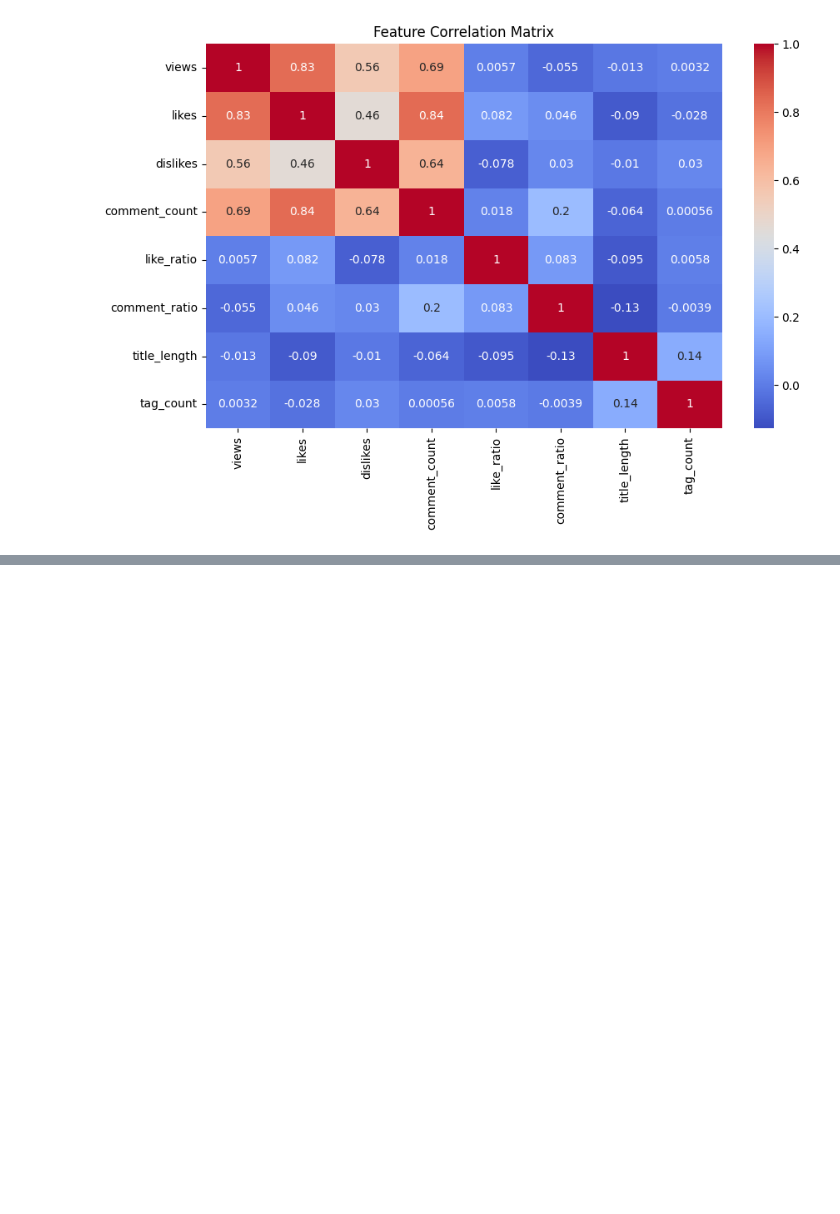
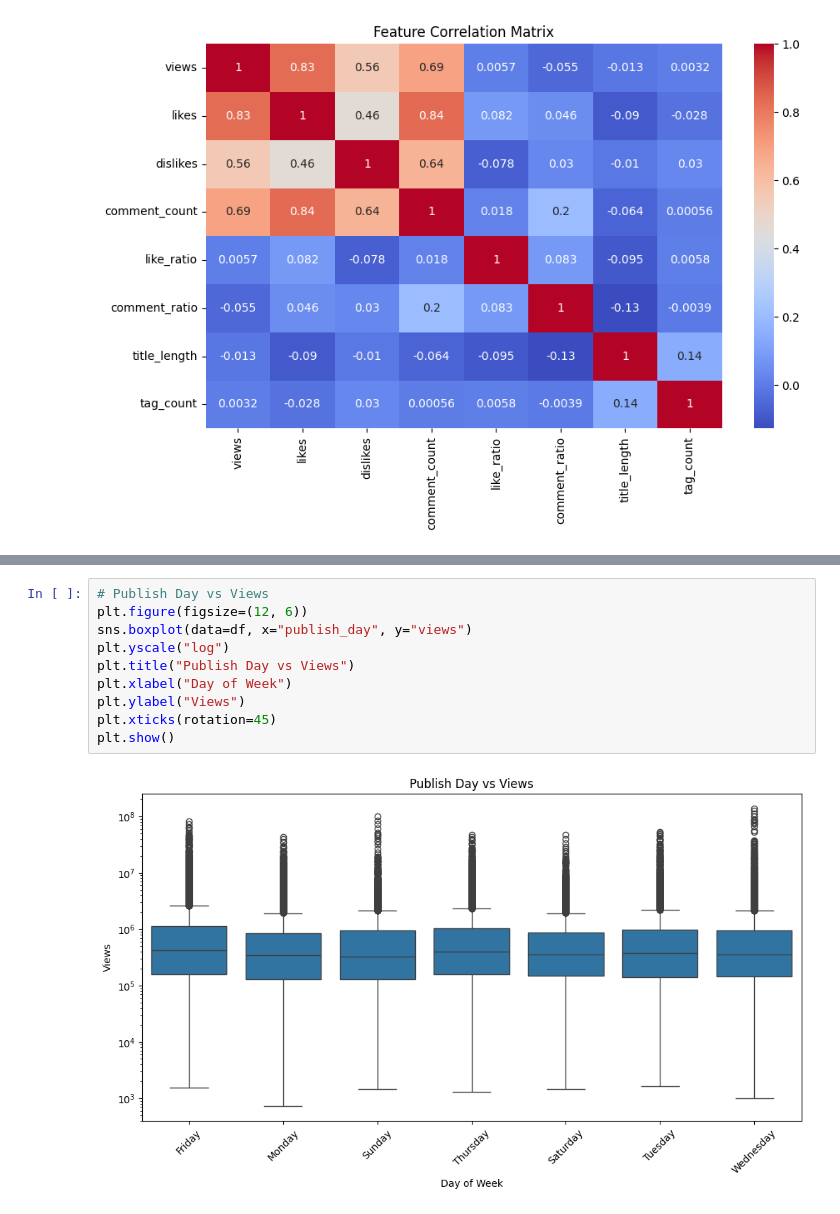
Before and after one commit to krish-bista/youtube-trending-analysis, a Jupyter notebook: analysis.ipynb, the cells around one changed output, grey strips where cells are left out. Drawn from its saved outputs; the diff is of its cells as text; blank space fills up the shorter version.

```diff
--- a/analysis.ipynb
+++ b/analysis.ipynb
@@ -54,0 +87,12 @@ plt.show()
+# %%
+# Publish Day vs Views
+plt.figure(figsize=(12, 6))
+sns.boxplot(data=df, x="publish_day", y="views")
+plt.yscale("log")
+plt.title("Publish Day vs Views")
+plt.xlabel("Day of Week")
+plt.ylabel("Views")
+plt.xticks(rotation=45)
+plt.show()
+# %% [output]
+[figure, added]
```
Also changed, not shown: parts of 4 cells of this notebook, 1 other file.
